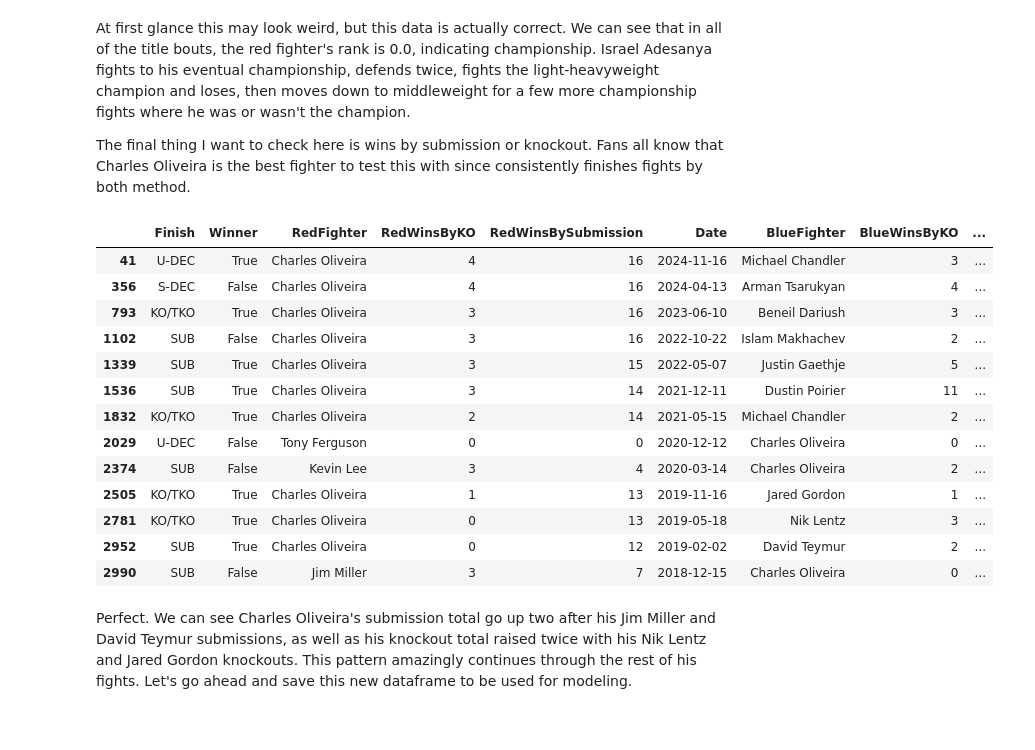
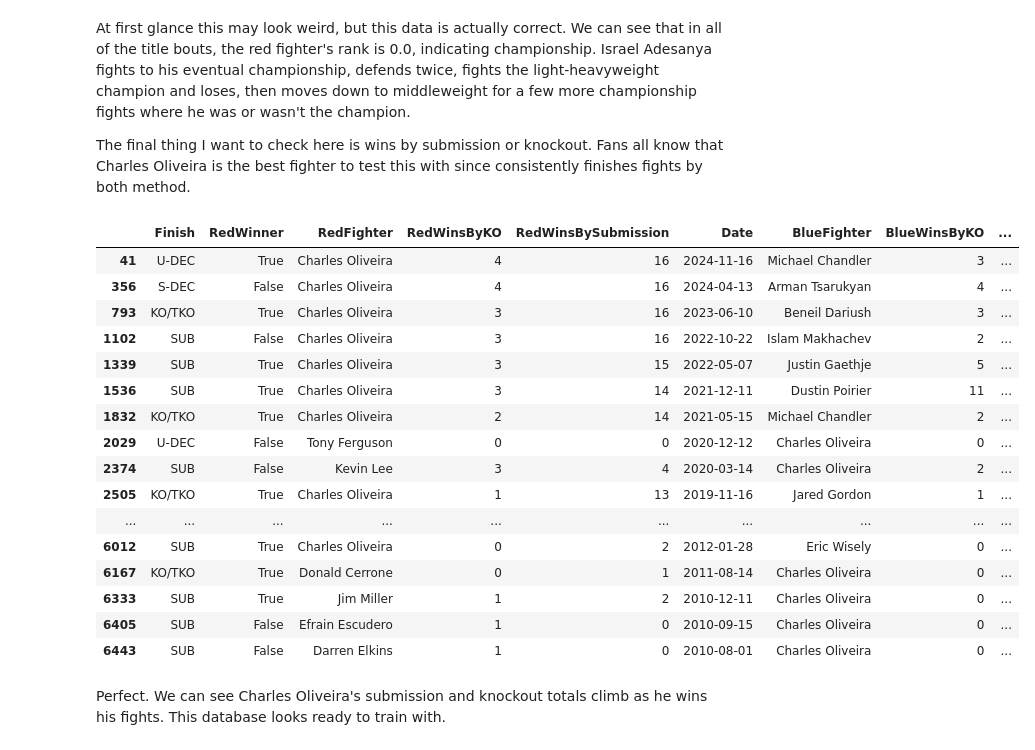
Before and after one commit to anthonyysz/Fight-Result-Predictor, a Jupyter notebook: notebooks/1-data-entry-and-cleaning.ipynb, the cells around one changed output. Cells and saved outputs as stored; diff of their text form; code cells hidden in the pictures.

Commit message:
Changed data to more closely align with needs, updated gitignore

```diff
--- a/notebooks/1-data-entry-and-cleaning.ipynb
+++ b/notebooks/1-data-entry-and-cleaning.ipynb
@@ -188,9 +188,4 @@ I, like others, believe that MMA has evolved a lot over the years. There is figh
 # %%
-# Only keeping the data more recent than October 2018
-
-startDate = pd.to_datetime('2018-10-01', format='%Y-%m-%d')
-df = dfDropped[dfDropped['Date'] >= startDate].copy()
-
 #Final missing data check
 missing = pd.concat([df.isnull().sum(), 100 * df.isnull().mean()], axis=1)
 missing.columns=['count', '%']
@@ -251,8 +224,9 @@ df[to_int] = df[to_int].astype('int64')
 
 # Making our winner column boolean to make things easier for the model
 
-df['Winner'] = df['Winner'].map({'Red': True, 'Blue': False}).astype('bool')
-df['BetterRank'] = df['BetterRank'].map({'Red': True, 'Blue': False}).astype('bool')
+df['RedWinner'] = df['Winner'].map({'Red': True, 'Blue': False}).astype('bool')
+df = df.drop('Winner', axis=1)
+df = df.drop('BetterRank', axis=1)
 
 # Double checking
 
@@ -277,0 +254,30 @@ dtype: object
+# %%
+# Defining my function
+
+def calculate_return(odds, won):
+    if not won:
+        return 0
+    if odds < 0:
+        return round(1 + (-100 / odds), 4)
+    else:
+        return round(1 + (odds / 100), 4)
+
+# Creating 2 new columns with the funtion appropriately applied
+
+df['RedReturn'] = df.apply(lambda row: calculate_return(row['RedOdds'], row['RedWinner']), axis=1)
+df['BlueReturn'] = df.apply(lambda row: calculate_return(row['BlueOdds'], not row['RedWinner']), axis=1)
+
+# Putting my columns in a different order for better readability
+
+columns = ['RedFighter','BlueFighter','RedOdds','BlueOdds','RedWinner','RedReturn','BlueReturn',
+           'Date','TitleBout','WeightClass','Gender','NumberOfRounds','Finish','FinishRound',
+           'BlueCurrentLoseStreak','BlueCurrentWinStreak','BlueLongestWinStreak','BlueLosses','BlueTotalRoundsFought',
+           'BlueTotalTitleBouts','BlueWinsByKO','BlueWinsBySubmission','BlueWins','BlueStance','BlueHeightCms','BlueReachCms',
+           'BlueAge','BMatchWCRank',
+           'RedCurrentLoseStreak','RedCurrentWinStreak','RedLongestWinStreak','RedLosses','RedTotalRoundsFought',
+           'RedTotalTitleBouts','RedWinsByKO','RedWinsBySubmission','RedWins','RedStance','RedHeightCms','RedReachCms',
+           'RedAge','RMatchWCRank',]
+
+df = df[columns]
+
+df.head()
@@ -346,10 +372,10 @@ The final thing I want to check here is wins by submission or knockout. Fans all
 # %%
 # Finish Check
 
 mask = (df['RedFighter'] == 'Charles Oliveira') | (df['BlueFighter'] == 'Charles Oliveira')
-df[mask][['Finish', 'Winner', 'RedFighter', 'RedWinsByKO', 'RedWinsBySubmission', 'Date', 'BlueFighter','BlueWinsByKO', 'BlueWinsBySubmission']]
+df[mask][['Finish', 'RedWinner', 'RedFighter', 'RedWinsByKO', 'RedWinsBySubmission', 'Date', 'BlueFighter','BlueWinsByKO', 'BlueWinsBySubmission']]
 # %% [output]
-|  | Finish | Winner | RedFighter | RedWinsByKO | RedWinsBySubmission | Date | BlueFighter | BlueWinsByKO | ... |
+|  | Finish | RedWinner | RedFighter | RedWinsByKO | RedWinsBySubmission | Date | BlueFighter | BlueWinsByKO | ... |
 | 41 | U-DEC | True | Charles Oliveira | 4 | 16 | 2024-11-16 | Michael Chandler | 3 | ... |
 | 356 | S-DEC | False | Charles Oliveira | 4 | 16 | 2024-04-13 | Arman Tsarukyan | 4 | ... |
 | 793 | KO/TKO | True | Charles Oliveira | 3 | 16 | 2023-06-10 | Beneil Dariush | 3 | ... |
@@ -360,9 +386,12 @@ df[mask][['Finish', 'Winner', 'RedFighter', 'RedWinsByKO', 'RedWinsBySubmission'
 | 2029 | U-DEC | False | Tony Ferguson | 0 | 0 | 2020-12-12 | Charles Oliveira | 0 | ... |
 | 2374 | SUB | False | Kevin Lee | 3 | 4 | 2020-03-14 | Charles Oliveira | 2 | ... |
 | 2505 | KO/TKO | True | Charles Oliveira | 1 | 13 | 2019-11-16 | Jared Gordon | 1 | ... |
-| 2781 | KO/TKO | True | Charles Oliveira | 0 | 13 | 2019-05-18 | Nik Lentz | 3 | ... |
-| 2952 | SUB | True | Charles Oliveira | 0 | 12 | 2019-02-02 | David Teymur | 2 | ... |
-| 2990 | SUB | False | Jim Miller | 3 | 7 | 2018-12-15 | Charles Oliveira | 0 | ... |
+| ... | ... | ... | ... | ... | ... | ... | ... | ... | ... |
+| 6012 | SUB | True | Charles Oliveira | 0 | 2 | 2012-01-28 | Eric Wisely | 0 | ... |
+| 6167 | KO/TKO | True | Donald Cerrone | 0 | 1 | 2011-08-14 | Charles Oliveira | 0 | ... |
+| 6333 | SUB | True | Jim Miller | 1 | 2 | 2010-12-11 | Charles Oliveira | 0 | ... |
+| 6405 | SUB | False | Efrain Escudero | 1 | 0 | 2010-09-15 | Charles Oliveira | 0 | ... |
+| 6443 | SUB | False | Darren Elkins | 1 | 0 | 2010-08-01 | Charles Oliveira | 0 | ... |
 # %% [markdown]
-Perfect. We can see Charles Oliveira's submission total go up two after his Jim Miller and David Teymur submissions, as well as his knockout total raised twice with his Nik Lentz and Jared Gordon knockouts. This pattern amazingly continues through the rest of his fights. Let's go ahead and save this new dataframe to be used for modeling.
+Perfect. We can see Charles Oliveira's submission and knockout totals climb as he wins his fights. This database looks ready to train with.
 # %%
```
Also changed, not shown: parts of 13 cells of this notebook, 5 other files.
